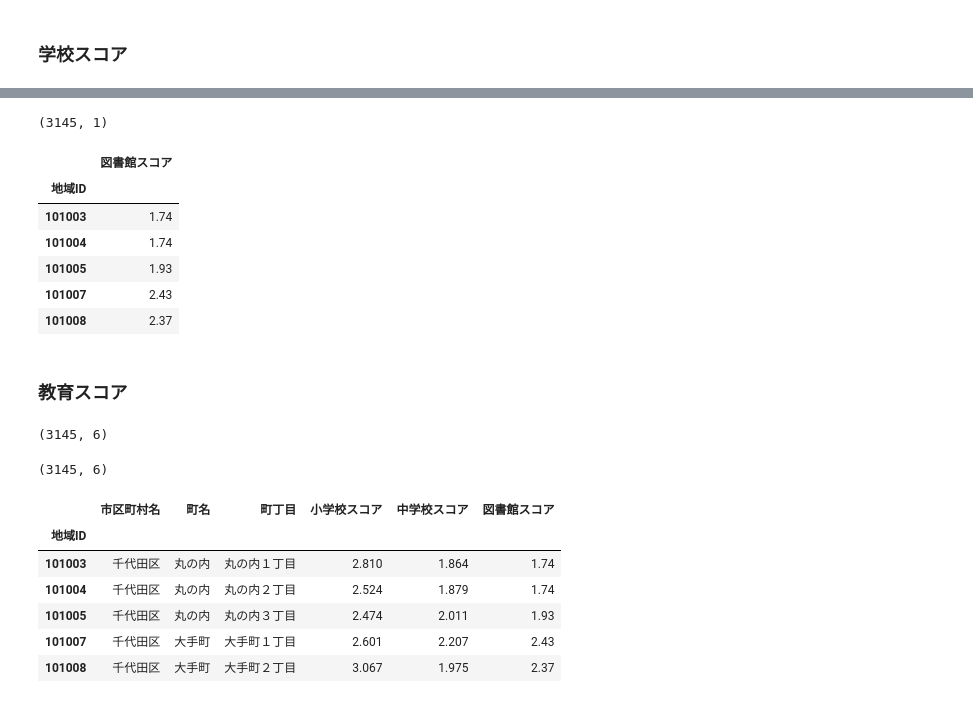
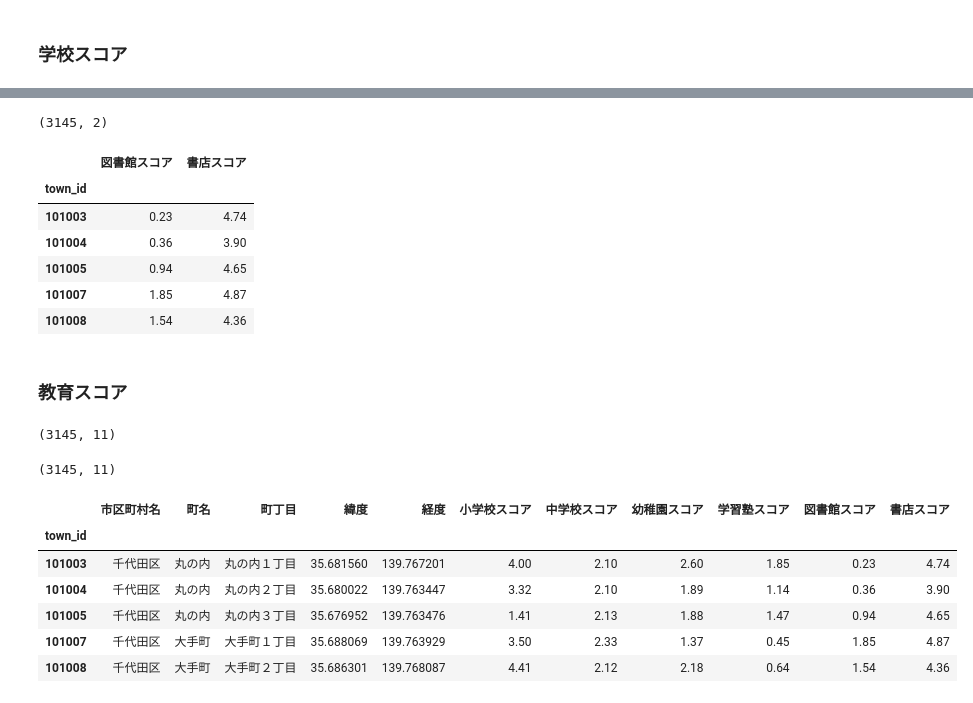
Before and after one commit to z-guard/analysis, a Jupyter notebook: notebooks/education_score.ipynb, the cells around one changed output, grey strips where cells are left out. Cells and saved outputs as stored; diff of their text form; code cells hidden in the pictures.

```diff
--- a/notebooks/education_score.ipynb
+++ b/notebooks/education_score.ipynb
@@ -45,6 +46,4 @@ output_score_file = 'education_score.csv'
 # %%
-df_pop_master = pd.read_csv(os.path.join(DIR_NAME, 'population_master.csv'))[[
-    '地域ID', '市区町村名', '町名', '町丁目'
-]].set_index('地域ID')
-print(df_pop_master.shape)
+df_geo_master = pd.read_csv(os.path.join(DIR_NAME, 'geocoding.csv'))[['town_id', '市区町村名', '町名', '町丁目', '緯度', '経度']].set_index('town_id')
+print(df_geo_master.shape)
 # %% [output]
@@ -53,7 +52,7 @@ print(df_pop_master.shape)
 ### 学校スコア
 # %%
 df_school_score = pd.read_csv(os.path.join(DIR_NAME, 'public_school_score.csv'))[[
-    '地域ID', '小学校スコア', '中学校スコア',
-]].set_index('地域ID')
+    'town_id', '小学校スコア', '中学校スコア', '幼稚園スコア', '学習塾スコア'
+]].set_index('town_id')
 print(df_school_score.shape)
 # %% [output]
@@ -73,17 +72,17 @@ df_school_score.head()
 # %%
 df_library_score = pd.read_csv(os.path.join(DIR_NAME, 'library_score.csv'))[[
-    '地域ID', '図書館スコア'
-]].set_index('地域ID')
+    'town_id', '図書館スコア', '書店スコア'
+]].set_index('town_id')
 print(df_library_score.shape)
 # %% [output]
-(3145, 1)
+(3145, 2)
 # %%
 df_library_score.head()
 # %% [output]
-|  | 図書館スコア |
-| 地域ID |  |
-| 101003 | 1.74 |
-| 101004 | 1.74 |
-| 101005 | 1.93 |
-| 101007 | 2.43 |
-| 101008 | 2.37 |
+|  | 図書館スコア | 書店スコア |
+| town_id |  |  |
+| 101003 | 0.23 | 4.74 |
+| 101004 | 0.36 | 3.90 |
+| 101005 | 0.94 | 4.65 |
+| 101007 | 1.85 | 4.87 |
+| 101008 | 1.54 | 4.36 |
@@ -102,27 +98,27 @@ def rank_score(sr_data):
 ### 教育スコア
 # %%
 df_score = pd.concat([
-    df_pop_master,
+    df_geo_master,
     df_school_score,
     df_library_score
 ], axis=1)
 print(df_score.shape)
-assert len(df_score) == len(df_pop_master)
-df_pop_master = df_score
+assert len(df_score) == len(df_geo_master)
+df_geo_master = df_score
 # %% [output]
-(3145, 6)
+(3145, 11)
 # %%
-print(df_pop_master.shape)
-df_pop_master.head()
+print(df_geo_master.shape)
+df_geo_master.head()
 # %% [output]
-(3145, 6)
+(3145, 11)
-|  | 市区町村名 | 町名 | 町丁目 | 小学校スコア | 中学校スコア | 図書館スコア |
-| 地域ID |  |  |  |  |  |  |
-| 101003 | 千代田区 | 丸の内 | 丸の内１丁目 | 2.810 | 1.864 | 1.74 |
-| 101004 | 千代田区 | 丸の内 | 丸の内２丁目 | 2.524 | 1.879 | 1.74 |
-| 101005 | 千代田区 | 丸の内 | 丸の内３丁目 | 2.474 | 2.011 | 1.93 |
-| 101007 | 千代田区 | 大手町 | 大手町１丁目 | 2.601 | 2.207 | 2.43 |
-| 101008 | 千代田区 | 大手町 | 大手町２丁目 | 3.067 | 1.975 | 2.37 |
+|  | 市区町村名 | 町名 | 町丁目 | 緯度 | 経度 | 小学校スコア | 中学校スコア | 幼稚園スコア | 学習塾スコア | 図書館スコア | 書店スコア |
+| town_id |  |  |  |  |  |  |  |  |  |  |  |
+| 101003 | 千代田区 | 丸の内 | 丸の内１丁目 | 35.681560 | 139.767201 | 4.00 | 2.10 | 2.60 | 1.85 | 0.23 | 4.74 |
+| 101004 | 千代田区 | 丸の内 | 丸の内２丁目 | 35.680022 | 139.763447 | 3.32 | 2.10 | 1.89 | 1.14 | 0.36 | 3.90 |
+| 101005 | 千代田区 | 丸の内 | 丸の内３丁目 | 35.676952 | 139.763476 | 1.41 | 2.13 | 1.88 | 1.47 | 0.94 | 4.65 |
+| 101007 | 千代田区 | 大手町 | 大手町１丁目 | 35.688069 | 139.763929 | 3.50 | 2.33 | 1.37 | 0.45 | 1.85 | 4.87 |
+| 101008 | 千代田区 | 大手町 | 大手町２丁目 | 35.686301 | 139.768087 | 4.41 | 2.12 | 2.18 | 0.64 | 1.54 | 4.36 |
 # %%
 feature_list = {
     '小学校スコア': {'sort': 1, 'weight': 1},
```
Also changed, not shown: parts of 23 cells of this notebook.
